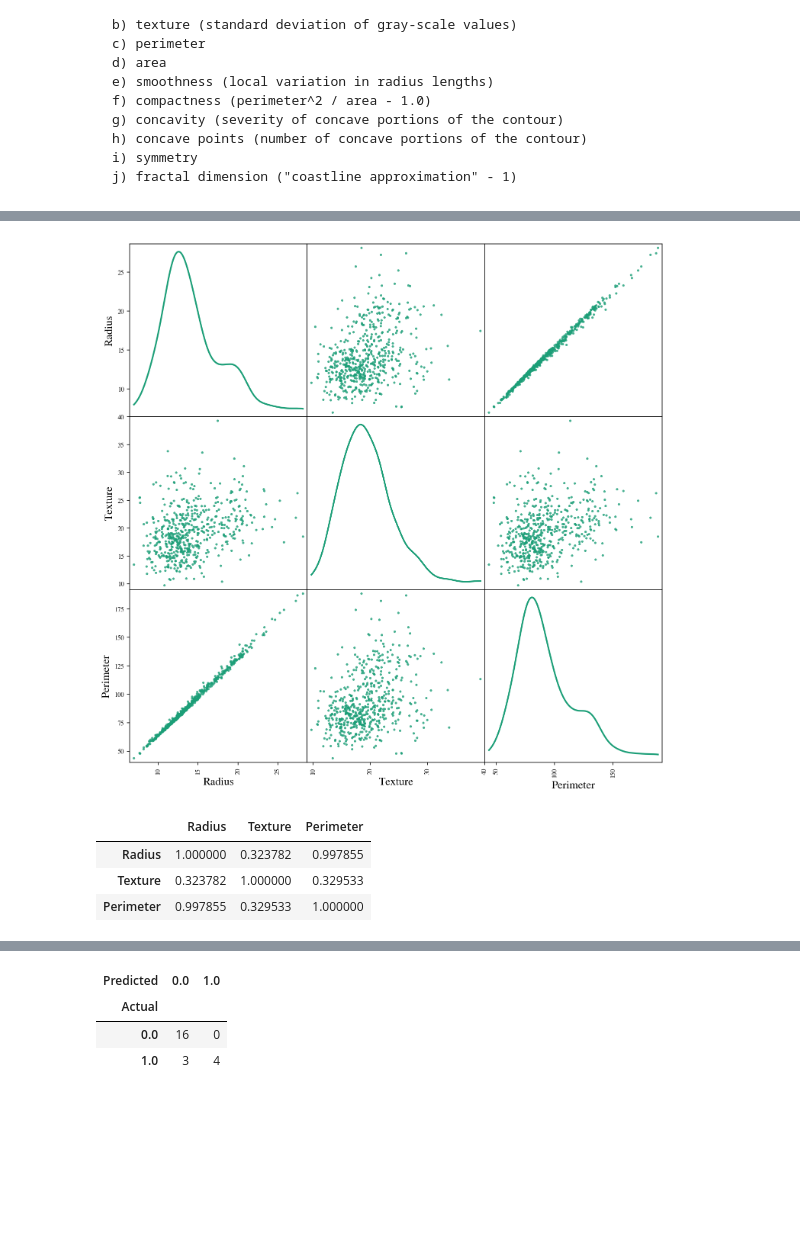
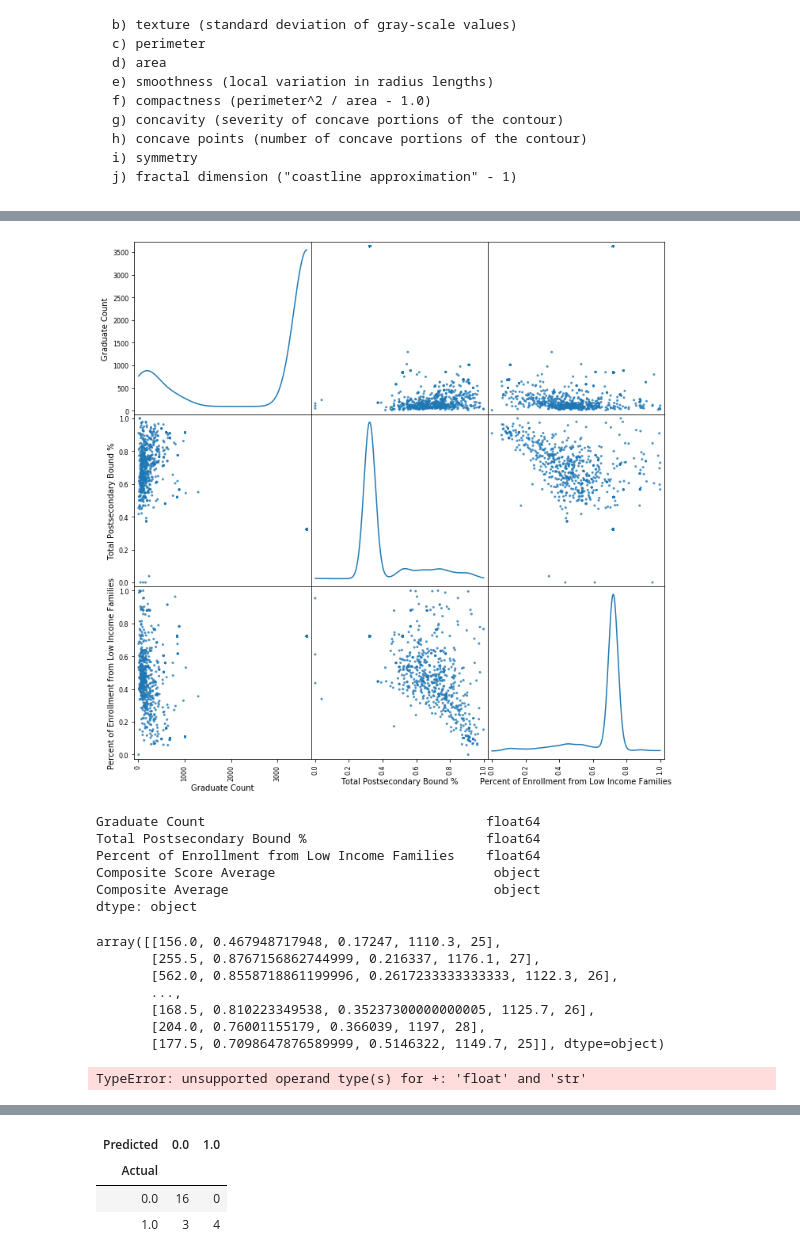
Before and after one commit to agerner19/agerner19.github.io, a Jupyter notebook: Assignments/HW2.ipynb, the cells around one changed output, grey strips where cells are left out. Drawn from its saved outputs; the diff is of its cells as text; code cells hidden in the pictures; blank space fills up the shorter version.

```diff
--- a/Assignments/HW2.ipynb
+++ b/Assignments/HW2.ipynb
@@ -115,0 +182,5 @@ df.head()
+# %%
+total_data = df1_graduation.merge(df2_income, left_on = 'LEA', right_on='LEA')
+# %%
+total_data = total_data.dropna()
+total_data.head()
@@ -115,0 +194,2 @@ df.head()
+# %%
+total_data['Total Postsecondary Bound %'] = total_data['Total Postsecondary Bound %'].astype(float)
@@ -115,0 +202,7 @@ df.head()
+# %%
+total_data = total_data.groupby("LEA").mean().reset_index()
+total_data = total_data.merge(df3_sat, left_on = 'LEA', right_on='DistrictName')
+total_data = total_data.drop(columns=['DistrictName'])
+total_data = total_data.merge(df4_act, left_on = 'LEA', right_on = 'LEA')
+
+total_data.head()
@@ -116,19 +216,11 @@ df.head()
 # %%
-#Instruction5: use a SPLOM to visualize some columns of this dataset. In Panda's the SPLOM is a one-liner.
-
-smaller_frame=df[['Radius', 'Texture', 'Perimeter']]
 from pandas.plotting import scatter_matrix
-axeslist=scatter_matrix(smaller_frame, alpha=0.8, figsize=(12, 12), diagonal="kde")
+axeslist=scatter_matrix(total_data, alpha=0.8, figsize=(12, 12), diagonal="kde")
 for ax in axeslist.flatten():
     ax.grid(False)
 # %% [output]
-[figure, old version]
+[figure, new version]
 # %%
 #Instruction6:Is there any strong correlation between any of the features.  Run a correlation analysis on the three features.
 
-smaller_frame.corr()
+total_data.corr()
-# %% [output]
-|  | Radius | Texture | Perimeter |
-| Radius | 1.000000 | 0.323782 | 0.997855 |
-| Texture | 0.323782 | 1.000000 | 0.329533 |
-| Perimeter | 0.997855 | 0.329533 | 1.000000 |
@@ -134,0 +234,9 @@ smaller_frame.corr()
+# %%
+data_no_lea.dtypes
+# %% [output]
+Graduate Count                                    float64
+Total Postsecondary Bound %                       float64
+Percent of Enrollment from Low Income Families    float64
+Composite Score Average                            object
+Composite Average                                  object
+dtype: object
@@ -147,3 +253,21 @@ texture_std=texture_std_vec.reshape(-1,1)
+# %%
+X_HD
+# %% [output]
+array([[156.0, 0.467948717948, 0.17247, 1110.3, 25],
+       [255.5, 0.8767156862744999, 0.216337, 1176.1, 27],
+       [562.0, 0.8558718861199996, 0.2617233333333333, 1122.3, 26],
+       ...,
+       [168.5, 0.810223349538, 0.35237300000000005, 1125.7, 26],
+       [204.0, 0.76001155179, 0.366039, 1197, 28],
+       [177.5, 0.7098647876589999, 0.5146322, 1149.7, 25]], dtype=object)
+# %%
+X_HDn=(X_HD - X_HD.mean(axis=0))/X_HD.std(axis=0)
+radius_std_vec=X_HDn[:,0]
+radius_std=radius_std_vec.reshape(-1,1)
+texture_std_vec=X_HDn[:,1]
+texture_std=texture_std_vec.reshape(-1,1)
+# %% [output]
+TypeError: unsupported operand type(s) for +: 'float' and 'str'
 # %%
 #Instruction8: Split the data into a training set and a testing set. By default, 25% of the data is reserved for testing.
 
```
Also changed, not shown: parts of 25 cells of this notebook, 20 other files.
